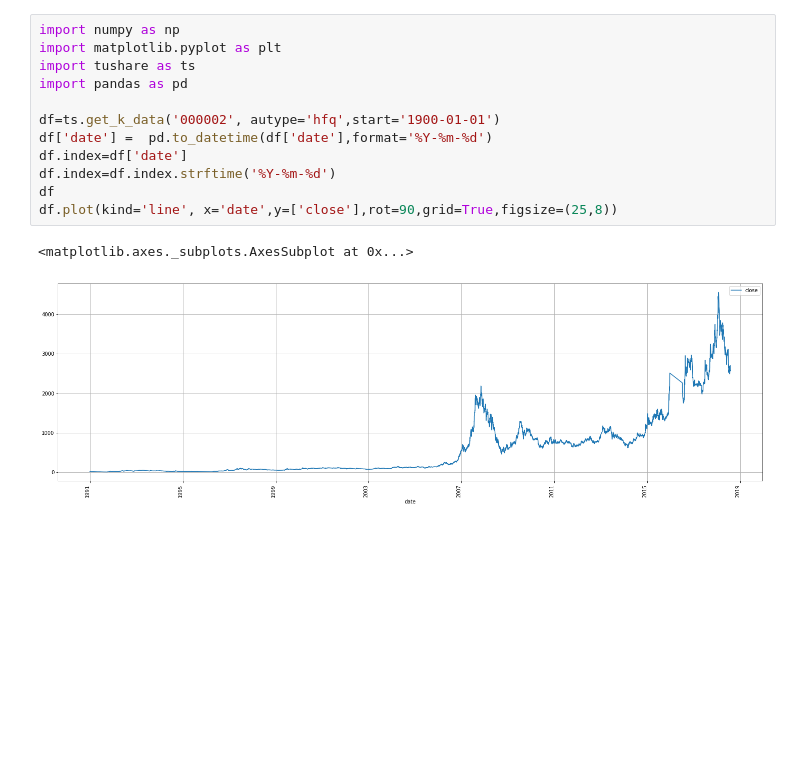
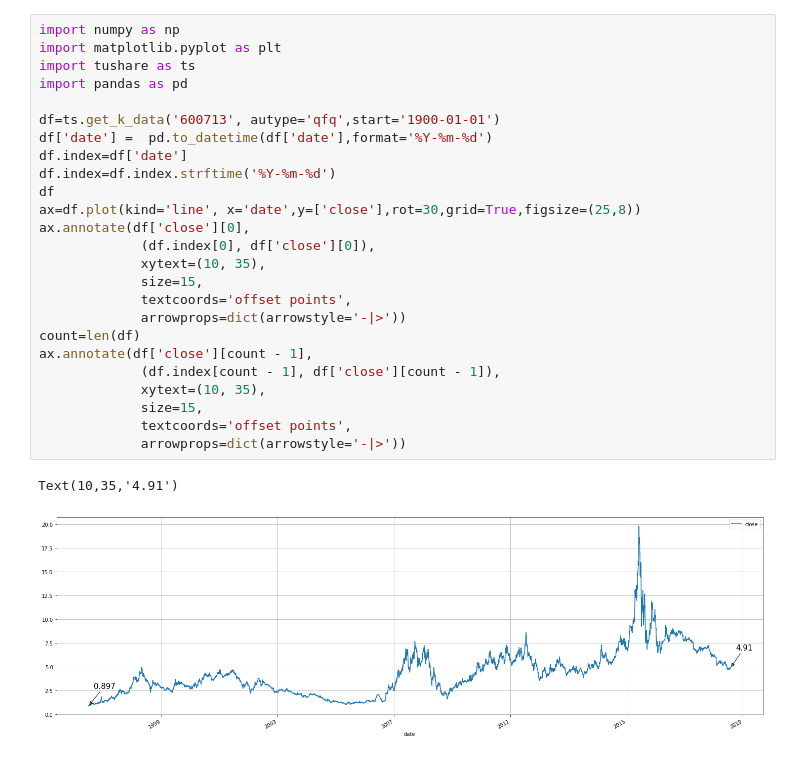
Before and after one commit to hongjundu/financial_analysis, a Jupyter notebook: nteract/individual_stock.ipynb, the cells around one changed output. Saved outputs shown, nothing was run; the diff lists cells and outputs as text; blank space fills up the shorter version.

```diff
--- a/nteract/individual_stock.ipynb
+++ b/nteract/individual_stock.ipynb
@@ -1,15 +1,28 @@
 # %%
 import numpy as np
 import matplotlib.pyplot as plt
 import tushare as ts
 import pandas as pd
 
-df=ts.get_k_data('000002', autype='hfq',start='1900-01-01')
+df=ts.get_k_data('600713', autype='qfq',start='1900-01-01')
 df['date'] =  pd.to_datetime(df['date'],format='%Y-%m-%d')
 df.index=df['date']
 df.index=df.index.strftime('%Y-%m-%d')
 df
-df.plot(kind='line', x='date',y=['close'],rot=90,grid=True,figsize=(25,8))
+ax=df.plot(kind='line', x='date',y=['close'],rot=30,grid=True,figsize=(25,8))
+ax.annotate(df['close'][0],
+             (df.index[0], df['close'][0]),
+             xytext=(10, 35),
+             size=15,
+             textcoords='offset points',
+             arrowprops=dict(arrowstyle='-|>'))
+count=len(df)
+ax.annotate(df['close'][count - 1],
+             (df.index[count - 1], df['close'][count - 1]),
+             xytext=(10, 35),
+             size=15,
+             textcoords='offset points',
+             arrowprops=dict(arrowstyle='-|>'))
 # %% [output]
-<matplotlib.axes._subplots.AxesSubplot at 0x...>
+Text(10,35,'4.91')
-[figure, old version]
+[figure, new version]
```
Also changed, not shown: parts of 1 cell of this notebook.
